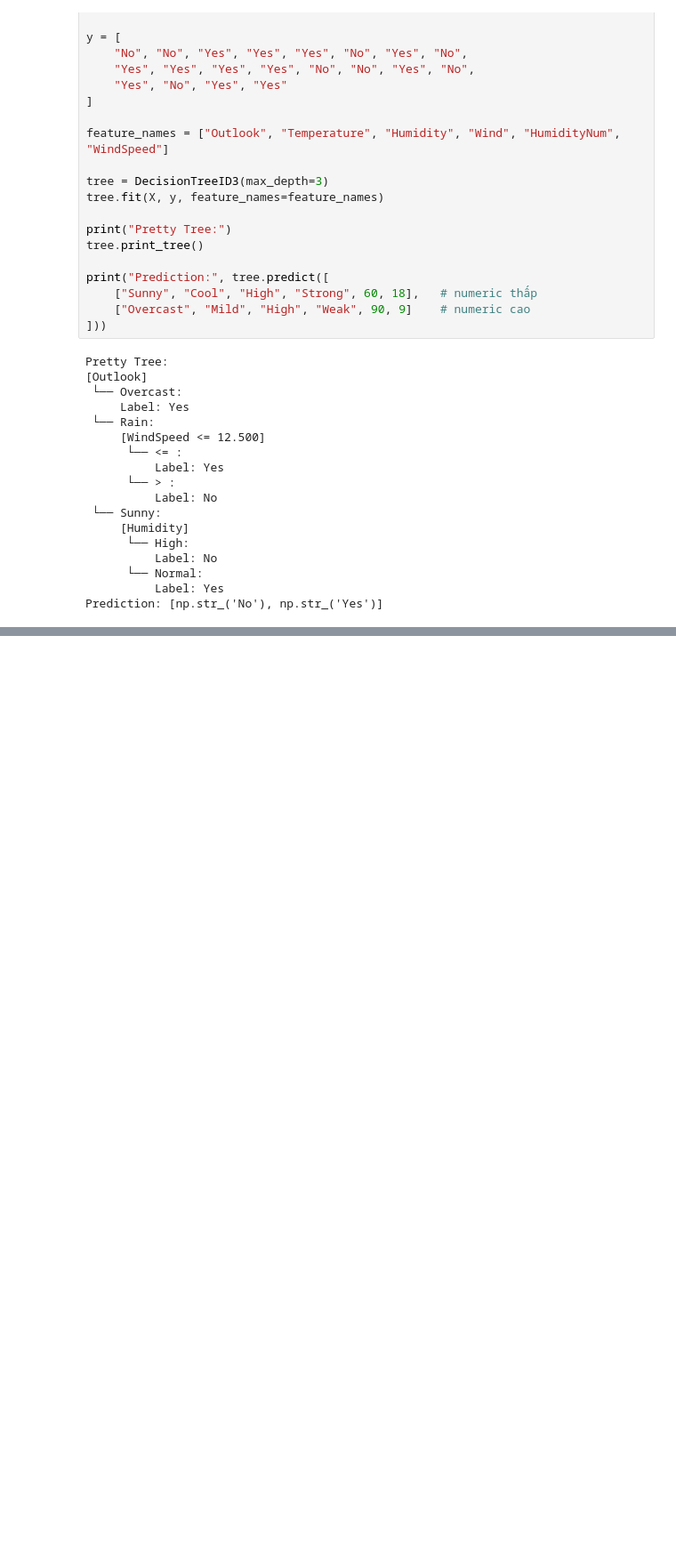
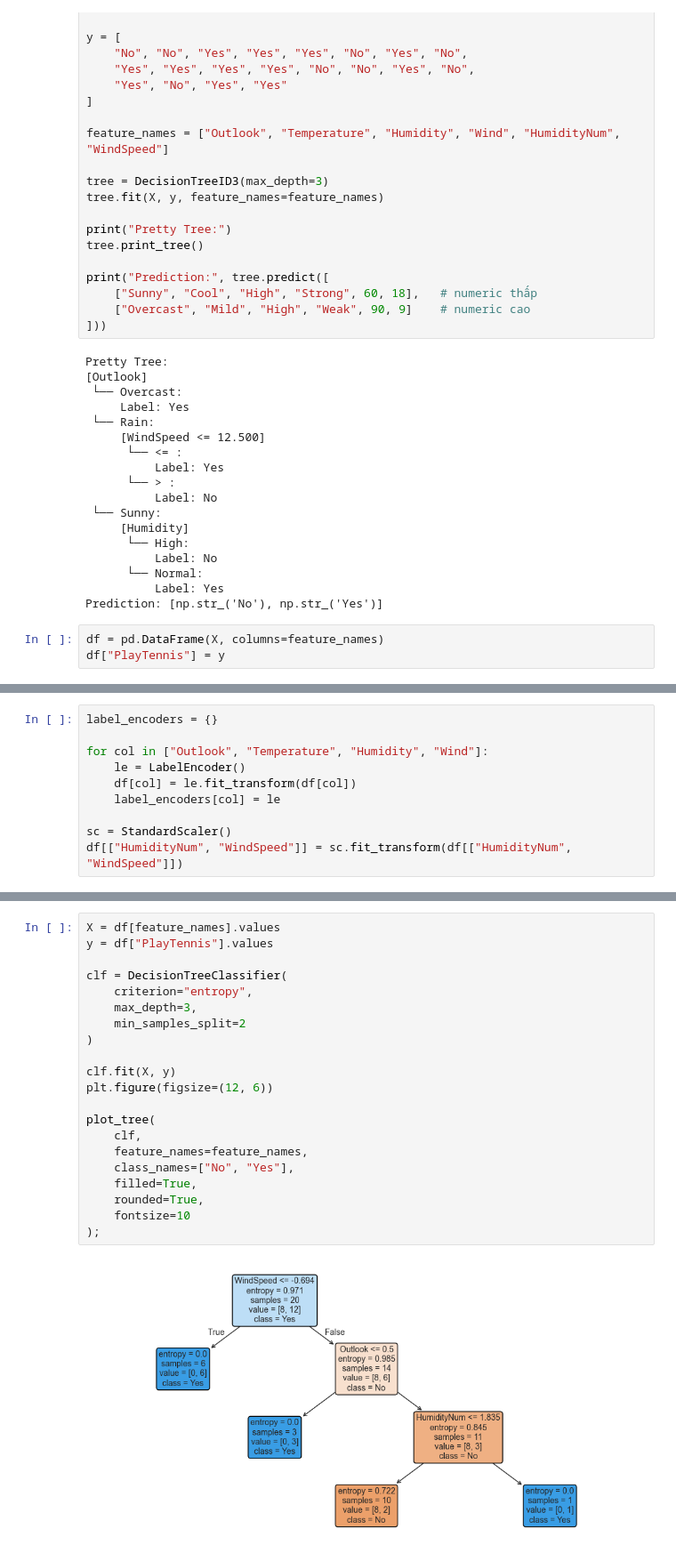
Before and after one commit to TruongQuangPhat/AI-Journey, a Jupyter notebook: Machine_Learning/Decision_Tree/Decision_Tree.ipynb, the cells around one changed output, grey strips where cells are left out. Shown at 89% size. Cells and saved outputs as stored; diff of their text form; blank space fills up the shorter version.

```diff
--- a/Machine_Learning/Decision_Tree/Decision_Tree.ipynb
+++ b/Machine_Learning/Decision_Tree/Decision_Tree.ipynb
@@ -416,3 +419,6 @@ Pretty Tree:
       └── Normal:
           Label: Yes
 Prediction: [np.str_('No'), np.str_('Yes')]
+# %%
+df = pd.DataFrame(X, columns=feature_names)
+df["PlayTennis"] = y
@@ -418,0 +445,10 @@ Prediction: [np.str_('No'), np.str_('Yes')]
+# %%
+label_encoders = {}
+
+for col in ["Outlook", "Temperature", "Humidity", "Wind"]:
+    le = LabelEncoder()
+    df[col] = le.fit_transform(df[col])
+    label_encoders[col] = le
+
+sc = StandardScaler()
+df[["HumidityNum", "WindSpeed"]] = sc.fit_transform(df[["HumidityNum", "WindSpeed"]])
@@ -418,0 +475,23 @@ Prediction: [np.str_('No'), np.str_('Yes')]
+# %%
+X = df[feature_names].values
+y = df["PlayTennis"].values
+
+clf = DecisionTreeClassifier(
+    criterion="entropy",
+    max_depth=3,
+    min_samples_split=2
+)
+
+clf.fit(X, y)
+plt.figure(figsize=(12, 6))
+
+plot_tree(
+    clf,
+    feature_names=feature_names,
+    class_names=["No", "Yes"],
+    filled=True,
+    rounded=True,
+    fontsize=10
+);
+# %% [output]
+[figure, added]
```
Also changed, not shown: parts of 4 cells of this notebook, 7 other files.
